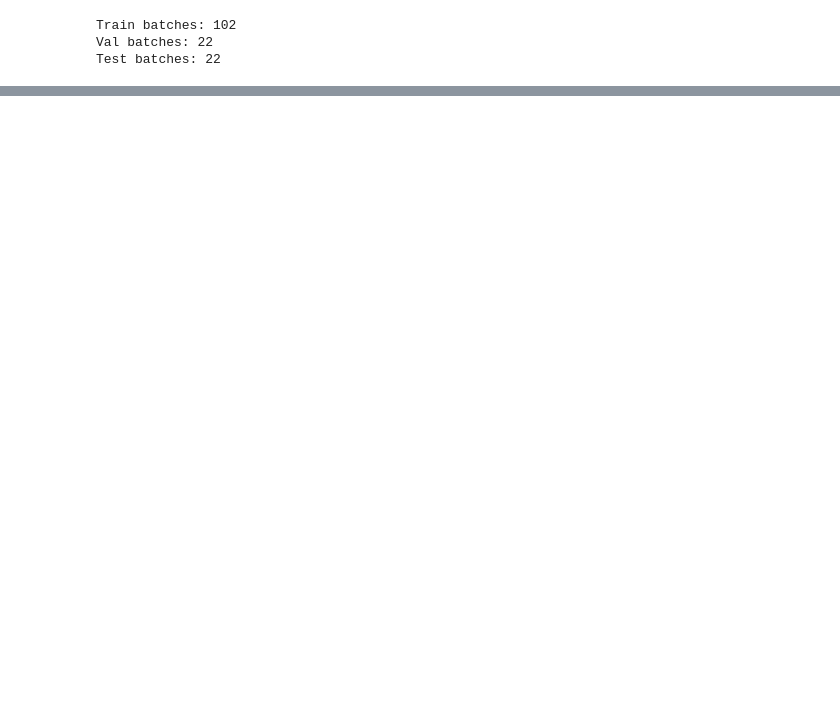
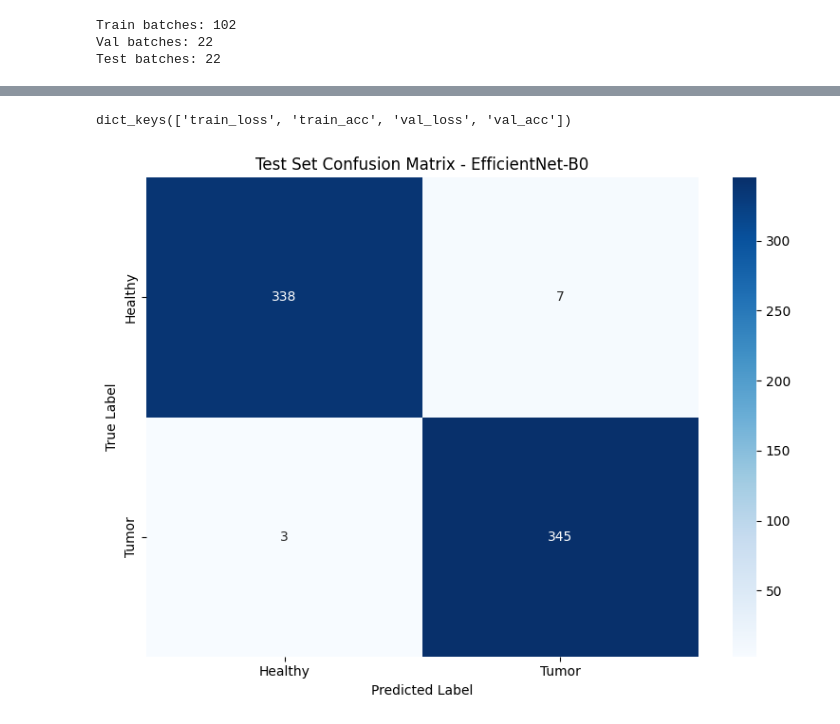
Before and after one commit to RajwatSingh/Cantor-Dust-Challenge, a Jupyter notebook: notebooks/model_training.ipynb, the cells around one changed output, grey strips where cells are left out. Drawn from its saved outputs; the diff is of its cells as text; code cells hidden in the pictures; blank space fills up the shorter version.

```diff
--- a/notebooks/model_training.ipynb
+++ b/notebooks/model_training.ipynb
@@ -484,0 +374,25 @@ Checkpoint key count: 360
+# %%
+print(history.keys())
+# %% [output]
+dict_keys(['train_loss', 'train_acc', 'val_loss', 'val_acc'])
+# %%
+import matplotlib.pyplot as plt
+import seaborn as sns
+import os
+
+# Create docs folder if it doesn't exist
+os.makedirs('../docs', exist_ok=True)
+
+# Save Confusion Matrix
+plt.figure(figsize=(8, 6))
+sns.heatmap(cm, annot=True, fmt='d', cmap='Blues',
+            xticklabels=['Healthy', 'Tumor'],
+            yticklabels=['Healthy', 'Tumor'])
+plt.ylabel('True Label')
+plt.xlabel('Predicted Label')
+plt.title('Test Set Confusion Matrix - EfficientNet-B0')
+plt.tight_layout()
+plt.savefig('../docs/confusion_matrix.png', dpi=150, bbox_inches='tight')
+plt.show()
+# %% [output]
+[figure, added]
```
Also changed, not shown: parts of 7 cells of this notebook, 12 other files.
